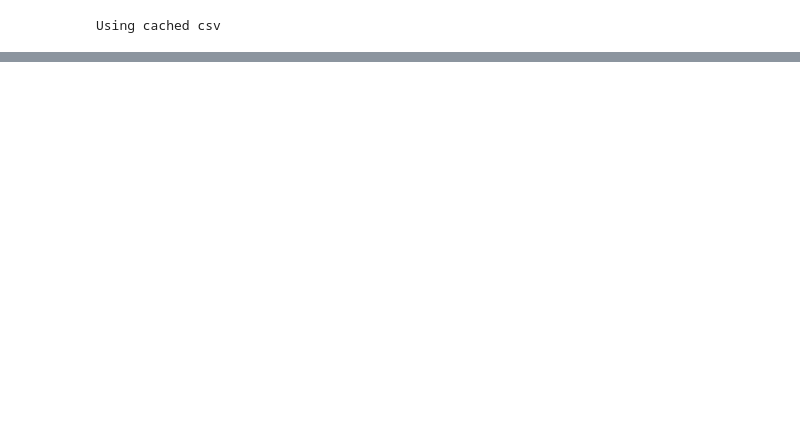
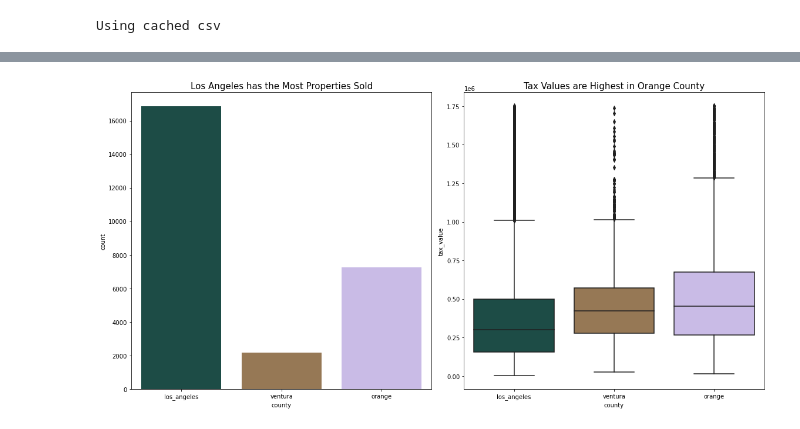
Before and after one commit to MatthewL09/zillow-regression-project, a Jupyter notebook: zillow_work.ipynb, the cells around one changed output, grey strips where cells are left out. Drawn from its saved outputs; the diff is of its cells as text; code cells hidden in the pictures; blank space fills up the shorter version.

```diff
--- a/zillow_work.ipynb
+++ b/zillow_work.ipynb
@@ -387,0 +457,15 @@ for col in num_cols:
+# %%
+
+plt.figure(figsize=(16,8))
+
+plt.subplot(1,2,1)
+sns.countplot(x='county', palette='cubehelix', data=train)
+plt.title('Los Angeles has the Most Properties Sold', fontsize=15)
+
+plt.subplot(1,2,2)
+sns.boxplot(x='county', y='tax_value', data=train , palette='cubehelix')
+plt.title('Tax Values are Highest in Orange County', fontsize=15)
+
+plt.tight_layout()
+# %% [output]
+[figure, added]
```
Also changed, not shown: parts of 79 cells of this notebook, 1 other file.
